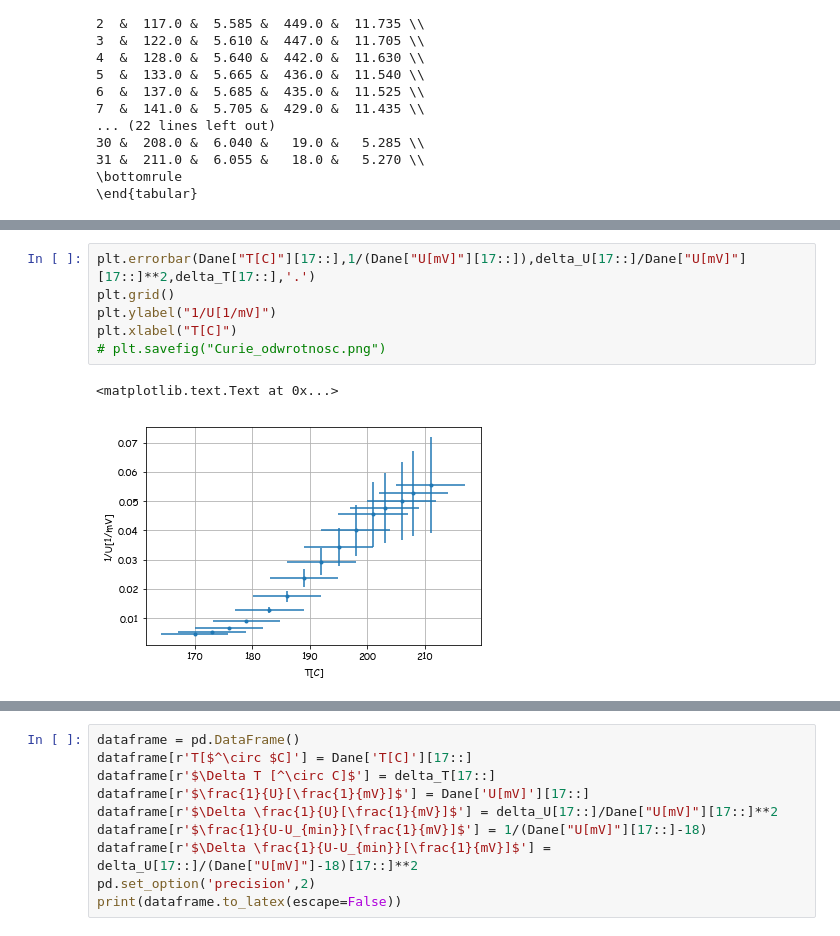
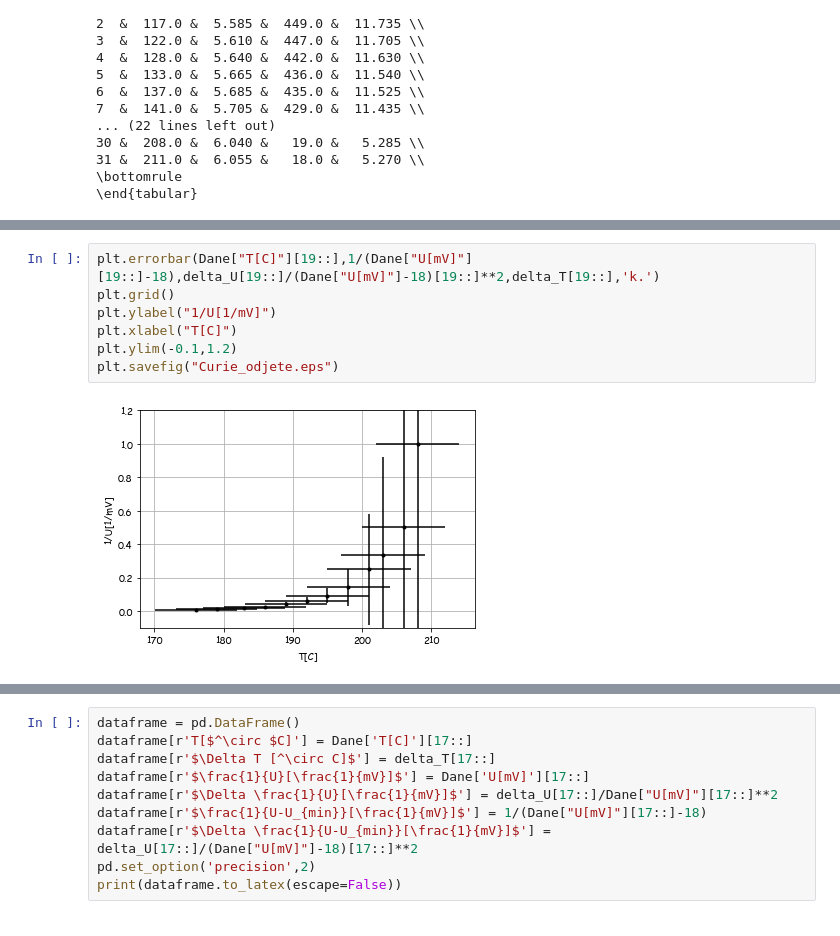
Before and after one commit to MarikinPaulina/LabFiz1, a Jupyter notebook: 03-20-Histereza/Histereza.ipynb, the cells around one changed output, grey strips where cells are left out. Saved outputs shown, nothing was run; the diff lists cells and outputs as text.

```diff
--- a/03-20-Histereza/Histereza.ipynb
+++ b/03-20-Histereza/Histereza.ipynb
@@ -93,9 +103,9 @@ plt.savefig("Curie_proste.png")
 # %%
-plt.errorbar(Dane["T[C]"][17::],1/(Dane["U[mV]"][17::]),delta_U[17::]/Dane["U[mV]"][17::]**2,delta_T[17::],'.')
+plt.errorbar(Dane["T[C]"][19::],1/(Dane["U[mV]"][19::]-18),delta_U[19::]/(Dane["U[mV]"]-18)[19::]**2,delta_T[19::],'k.')
 plt.grid()
 plt.ylabel("1/U[1/mV]")
 plt.xlabel("T[C]")
-# plt.savefig("Curie_odwrotnosc.png")
+plt.ylim(-0.1,1.2)
+plt.savefig("Curie_odjete.eps")
 # %% [output]
-<matplotlib.text.Text at 0x...>
-[figure, old version]
+[figure, new version]
```
Also changed, not shown: parts of 5 cells of this notebook, 14 other files.
